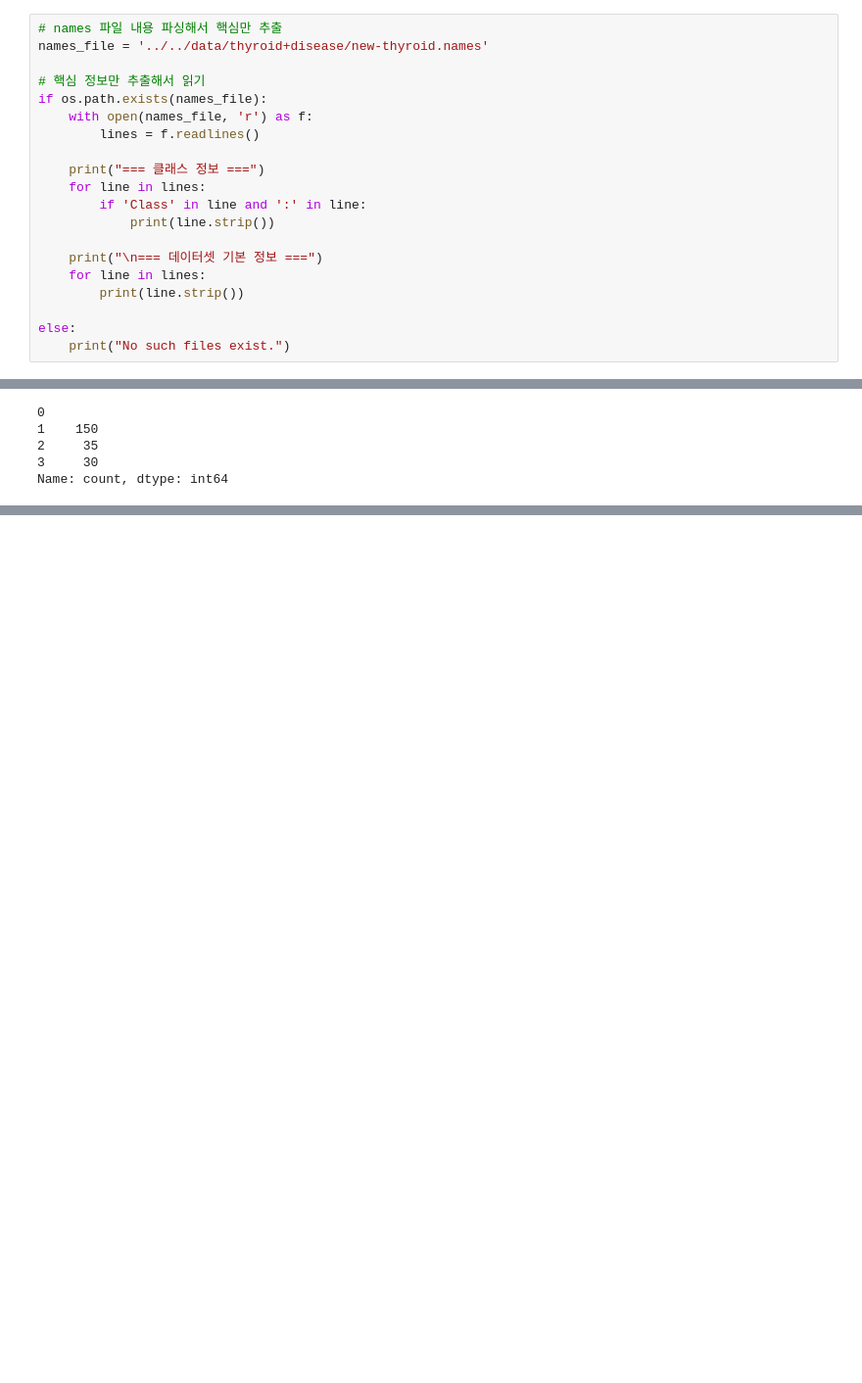
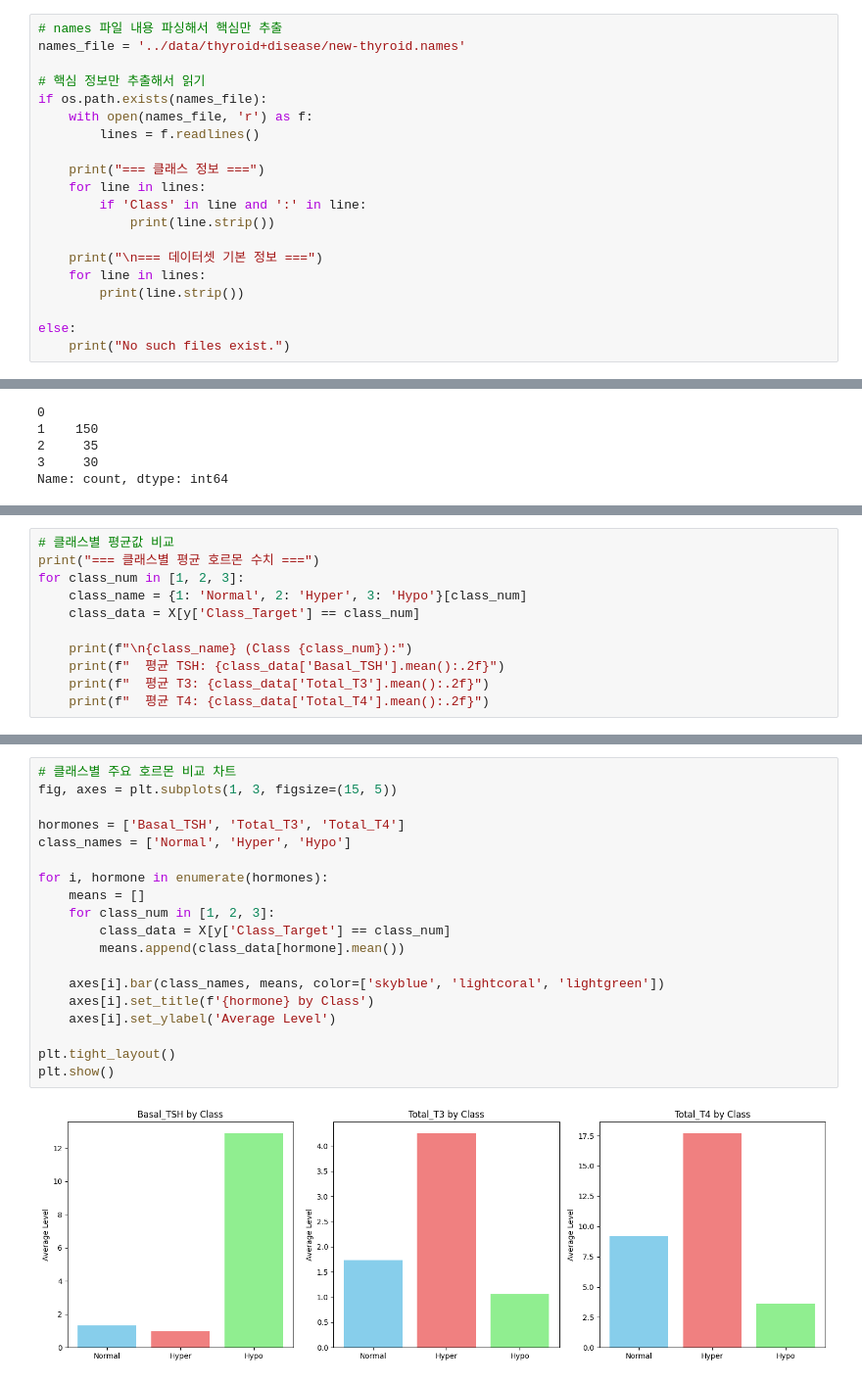
Before and after one commit to aqua1107/thyroid-project, a Jupyter notebook: Notebook/갑상선 데이터 분석.ipynb, the cells around one changed output, grey strips where cells are left out. Shown: that part at 98% size. Drawn from its saved outputs; the diff is of its cells as text; blank space fills up the shorter version.

```diff
--- a/Notebook/갑상선 데이터 분석.ipynb
+++ b/Notebook/갑상선 데이터 분석.ipynb
@@ -82,7 +82,7 @@ dtypes: float64(4), int64(2)
 memory usage: 10.2 KB
 # %%
 # names 파일 내용 파싱해서 핵심만 추출
-names_file = '../../data/thyroid+disease/new-thyroid.names'
+names_file = '../data/thyroid+disease/new-thyroid.names'
 
 # 핵심 정보만 추출해서 읽기
 if os.path.exists(names_file):
@@ -186,0 +227,11 @@ X.describe()
+# %%
+# 클래스별 평균값 비교
+print("=== 클래스별 평균 호르몬 수치 ===")
+for class_num in [1, 2, 3]:
+    class_name = {1: 'Normal', 2: 'Hyper', 3: 'Hypo'}[class_num]
+    class_data = X[y['Class_Target'] == class_num]
+
+    print(f"\n{class_name} (Class {class_num}):")
+    print(f"  평균 TSH: {class_data['Basal_TSH'].mean():.2f}")
+    print(f"  평균 T3: {class_data['Total_T3'].mean():.2f}")
+    print(f"  평균 T4: {class_data['Total_T4'].mean():.2f}")
@@ -186,0 +255,21 @@ X.describe()
+# %%
+# 클래스별 주요 호르몬 비교 차트
+fig, axes = plt.subplots(1, 3, figsize=(15, 5))
+
+hormones = ['Basal_TSH', 'Total_T3', 'Total_T4']
+class_names = ['Normal', 'Hyper', 'Hypo']
+
+for i, hormone in enumerate(hormones):
+    means = []
+    for class_num in [1, 2, 3]:
+        class_data = X[y['Class_Target'] == class_num]
+        means.append(class_data[hormone].mean())
+
+    axes[i].bar(class_names, means, color=['skyblue', 'lightcoral', 'lightgreen'])
+    axes[i].set_title(f'{hormone} by Class')
+    axes[i].set_ylabel('Average Level')
+
+plt.tight_layout()
+plt.show()
+# %% [output]
+[figure, added]
```
Also changed, not shown: parts of 13 cells of this notebook.
